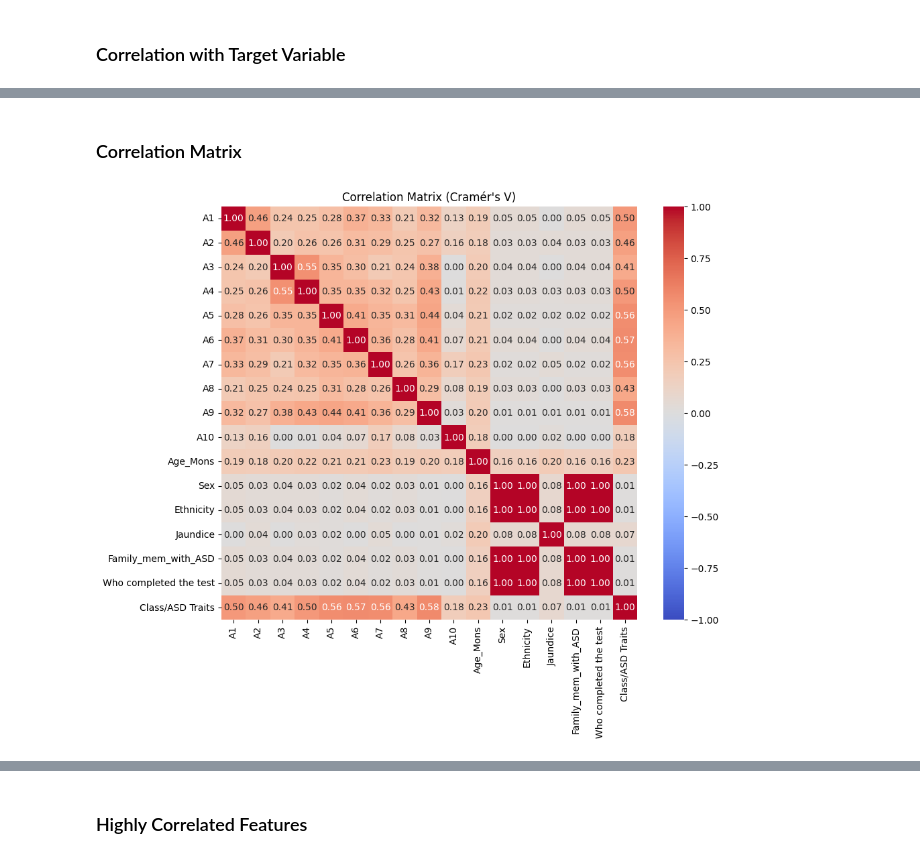
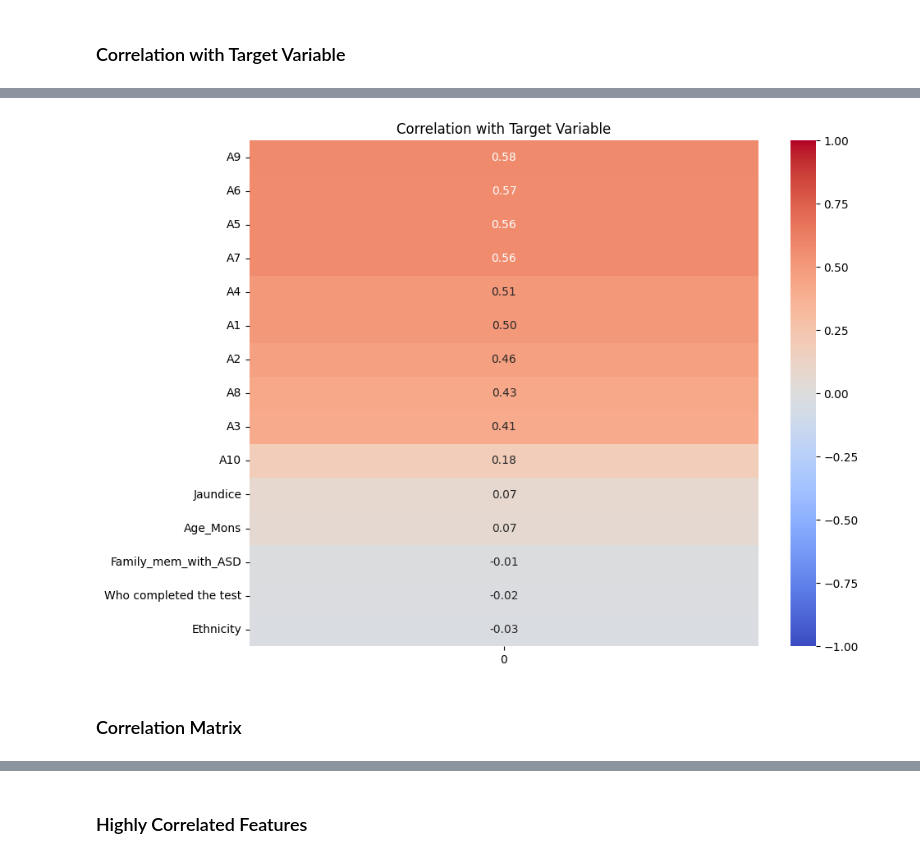
Before and after one commit to AndreSantos03/Y3S2-Artificial-Intelligence2, a Jupyter notebook: autism_toddler_prediction.ipynb, the cells around one changed output, grey strips where cells are left out. Saved outputs shown, nothing was run; the diff lists cells and outputs as text; code cells hidden in the pictures.

```diff
--- a/autism_toddler_prediction.ipynb
+++ b/autism_toddler_prediction.ipynb
@@ -132,8 +146,10 @@ df.drop(['Qchat-10-Score'], axis=1, inplace=True)
 # %%
-# Encode categorical variables
+# Encode binary features
 df['Jaundice'] = encoder.fit_transform(df['Jaundice'])
 df['Family_mem_with_ASD'] = encoder.fit_transform(df['Family_mem_with_ASD'])
-df['Sex'] = encoder.fit_transform(df['Family_mem_with_ASD'])
-df['Ethnicity'] = encoder.fit_transform(df['Family_mem_with_ASD'])
-df['Who completed the test'] = encoder.fit_transform(df['Family_mem_with_ASD'])
+df['Sex'] = encoder.fit_transform(df['Sex'])
+
+# Encode categorical features
+df['Ethnicity'] = encoder.fit_transform(df['Ethnicity'])
+df['Who completed the test'] = encoder.fit_transform(df['Who completed the test'])
 # %% [markdown]
@@ -169,16 +166,44 @@ plt.show()
+# %%
+def phi_coefficient(var1, var2):
+    confusion_matrix = pd.crosstab(var1, var2)
+    n11 = confusion_matrix.iloc[1, 1]
+    n10 = confusion_matrix.iloc[1, 0]
+    n01 = confusion_matrix.iloc[0, 1]
+    n00 = confusion_matrix.iloc[0, 0]
+    return (n11 * n00 - n10 * n01) / np.sqrt((n11 + n10) * (n11 + n01) * (n10 + n00) * (n01 + n00))
+
+def point_biserial_coefficient(x, y):
+    binary = x.astype(bool)
+    return np.corrcoef(binary, y)[0, 1]
+
+def numerical_correlation(x, y):
+    return np.corrcoef(x, y)[0, 1]
+
+# Calculate correlation with binary features using Phi coefficient
+binary_features = ['A1', 'A2', 'A3', 'A4', 'A5', 'A6', 'A7', 'A8', 'A9', 'A10', 'Jaundice', 'Family_mem_with_ASD']
+correlation_with_target_binary = df[binary_features].apply(lambda x: phi_coefficient(x, df['Class/ASD Traits']), axis=0)
+
+# Calculate correlation with categorical features using Point-Biserial Correlation Coefficient
+categorical_features = ['Who completed the test', 'Ethnicity']
+correlation_with_target_categorical = df[categorical_features].apply(lambda x: point_biserial_coefficient(x, df['Class/ASD Traits']), axis=0)
+
+# Calculate correlation with numerical feature using Pearson correlation coefficient
+numerical_feature = 'Age_Mons'
+correlation_with_target_numerical = numerical_correlation(df[numerical_feature], df['Class/ASD Traits'])
+
+# Combine results
+correlation_with_target = pd.concat([correlation_with_target_binary, correlation_with_target_categorical])
+correlation_with_target[numerical_feature] = correlation_with_target_numerical
+
+# Sort correlation values in descending order
+correlation_with_target_sorted = correlation_with_target.sort_values(ascending=False)
+
+# Plot correlation matrix heatmap
+plt.figure(figsize=(10, 8))
+sb.heatmap(correlation_with_target_sorted.to_frame(), annot=True, cmap='coolwarm', fmt=".2f", vmin=-1, vmax=1)
+plt.title('Correlation with Target Variable')
+plt.show()
+# %% [output]
+[figure, added]
 # %% [markdown]
 ### Correlation Matrix
-# %%
-# Calculate Cramér's V for each pair of variables in the DataFrame
-correlation_matrix = pd.DataFrame(index=df.columns, columns=df.columns)
-for col1 in df.columns:
-    for col2 in df.columns:
-        correlation_matrix.loc[col1, col2] = cramers_V(df[col1], df[col2])
-
-# Plot correlation matrix heatmap
-plt.figure(figsize=(10, 8))
-sb.heatmap(correlation_matrix.astype(float), annot=True, cmap='coolwarm', fmt=".2f", vmin=-1, vmax=1)
-plt.title('Correlation Matrix (Cramér\'s V)')
-plt.show()
-# %% [output]
-[figure, removed]
```
Also changed, not shown: parts of 24 cells of this notebook, 1 other file.
